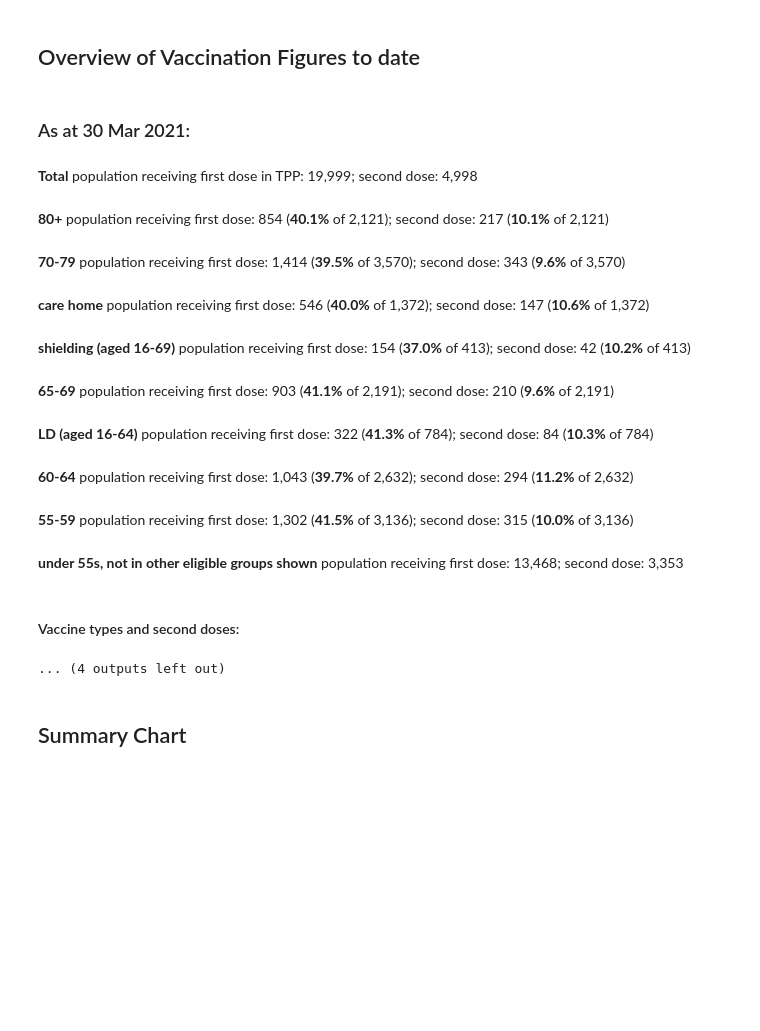
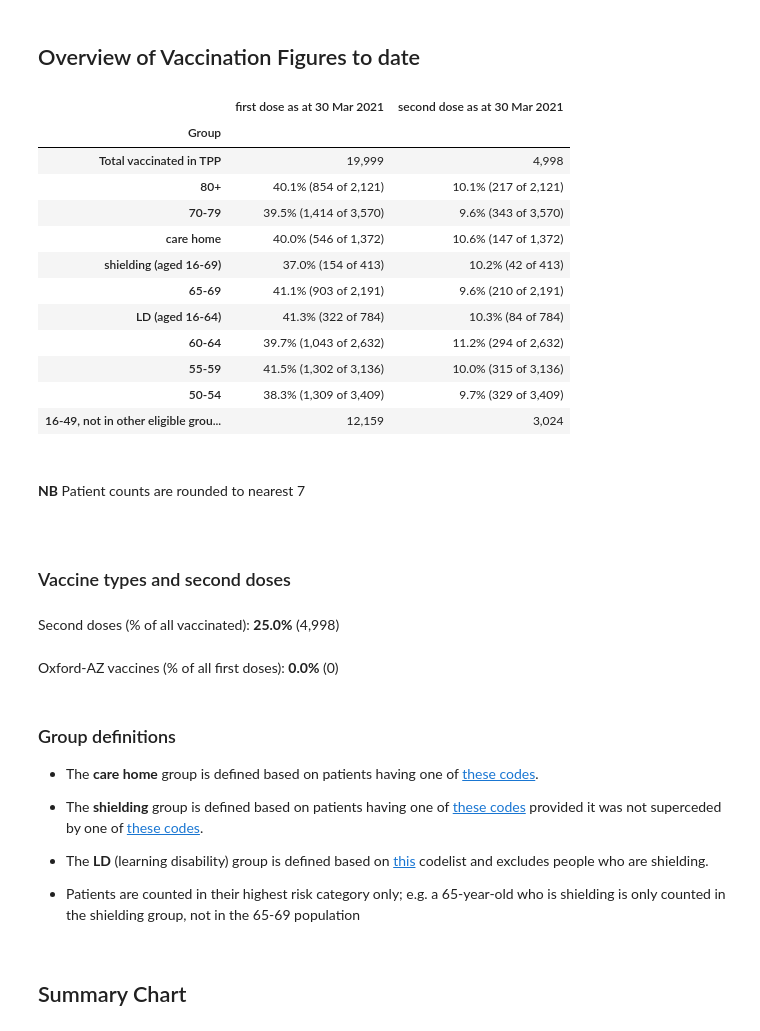
Before and after one commit to opensafely/nhs-covid-vaccination-coverage, a Jupyter notebook: notebooks/opensafely_vaccine_report_overall.ipynb, the cells around one changed output. Cells and saved outputs as stored; diff of their text form; code cells hidden in the pictures; blank space fills up the shorter version.

```diff
--- a/notebooks/opensafely_vaccine_report_overall.ipynb
+++ b/notebooks/opensafely_vaccine_report_overall.ipynb
@@ -43,44 +43,64 @@ with open(os.path.join("..", "interim-outputs","text", "latest_date.txt"), 'r')
 ## Overview of Vaccination Figures to date <a name='summary' />
 # %%
 import json
-summary_stats_1 = json.load(open(os.path.join("..", "interim-outputs","text", "summary_stats_first_dose.txt")))
-summary_stats_2 = json.load(open(os.path.join("..", "interim-outputs","text", "summary_stats_second_dose.txt")))
+summary_stats_1 = pd.read_csv(os.path.join("..", "interim-outputs","text", "summary_stats_first_dose.txt")).set_index("Unnamed: 0")
+summary_stats_2 = pd.read_csv(os.path.join("..", "interim-outputs","text", "summary_stats_second_dose.txt")).set_index("Unnamed: 0")
+additional_stats = pd.read_csv(os.path.join("..", "interim-outputs","text", "additional_stats_first_dose.txt")).set_index("Unnamed: 0")
 
-
-for x in summary_stats_1.keys():
-    if "population receiving first dose" in x:
-        x2 = x.replace("first", "second")
-        display(Markdown(f"{x}: {summary_stats_1[x]}; second dose: {summary_stats_2[x2]}"))
-    else:
-        if "Moderna" not in x:
-            display(Markdown(f"{x}: {summary_stats_1[x]}"))
-
+out = summary_stats_1.join(summary_stats_2)
+out.index = out.index.rename("Group")
+display(out)
 
 display(Markdown(f"##### \n"
                  "**NB** Patient counts are rounded to nearest 7\n"
                 "##### \n" ))
 
-display(Markdown(f"### Group definitions \n - The **care home** group is defined based on patients having one of [these codes](https://codelists.opensafely.org/codelist/primis-covid19-vacc-uptake/longres/v1/).\n"
+display(Markdown(f"### Vaccine types and second doses" ))
+
+for x in additional_stats.index:
+    if "Moderna" not in x:
+        display(Markdown(f"{x}: {additional_stats.loc[x][0]}\n"))
+
+
+
+
+display(Markdown(f"##### \n"
+                 "### Group definitions \n - The **care home** group is defined based on patients having one of [these codes](https://codelists.opensafely.org/codelist/primis-covid19-vacc-uptake/longres/v1/).\n"
                  "\n- The **shielding** group is defined based on patients having one of [these codes](https://codelists.opensafely.org/codelist/primis-covid19-vacc-uptake/shield/v1/) \
                  provided it was not superceded by one of [these codes](https://codelists.opensafely.org/codelist/primis-covid19-vacc-uptake/nonshield/v1/).\n"
                 "\n- The **LD** (learning disability) group is defined based on [this](https://codelists.opensafely.org/codelist/primis-covid19-vacc-uptake/learndis/v1/)\
                 codelist and excludes people who are shielding.\n"
                  "\n- Patients are counted in their highest risk category only; e.g. a 65-year-old who is shielding \
                 is only counted in the shielding group, not in the 65-69 population\n"))
 # %% [output]
+|  | first dose as at 30 Mar 2021 | second dose as at 30 Mar 2021 |
+| Group |  |  |
+| Total vaccinated in TPP | 19,999 | 4,998 |
+| 80+ | 40.1% (854 of 2,121) | 10.1% (217 of 2,121) |
+| 70-79 | 39.5% (1,414 of 3,570) | 9.6% (343 of 3,570) |
+| care home | 40.0% (546 of 1,372) | 10.6% (147 of 1,372) |
+| shielding (aged 16-69) | 37.0% (154 of 413) | 10.2% (42 of 413) |
+| 65-69 | 41.1% (903 of 2,191) | 9.6% (210 of 2,191) |
+| LD (aged 16-64) | 41.3% (322 of 784) | 10.3% (84 of 784) |
+| 60-64 | 39.7% (1,043 of 2,632) | 11.2% (294 of 2,632) |
+| 55-59 | 41.5% (1,302 of 3,136) | 10.0% (315 of 3,136) |
+| 50-54 | 38.3% (1,309 of 3,409) | 9.7% (329 of 3,409) |
+| 16-49, not in other eligible grou... | 12,159 | 3,024 |
-### As at 30 Mar 2021:
+#####
+**NB** Patient counts are rounded to nearest 7
+#####
-**Total** population receiving first dose in TPP: 19,999; second dose: 4,998
+### Vaccine types and second doses
-**80+** population receiving first dose: 854 (**40.1%** of 2,121); second dose: 217 (**10.1%** of 2,121)
+Second doses (% of all vaccinated): **25.0%** (4,998)
-**70-79** population receiving first dose: 1,414 (**39.5%** of 3,570); second dose: 343 (**9.6%** of 3,570)
+Oxford-AZ vaccines (% of all first doses): **0.0%** (0)
-**care home** population receiving first dose: 546 (**40.0%** of 1,372); second dose: 147 (**10.6%** of 1,372)
+#####
+### Group definitions
+ - The **care home** group is defined based on patients having one of [these codes](https://codelists.opensafely.org/codelist/primis-covid19-vacc-uptake/longres/v1/).
+
+- The **shielding** group is defined based on patients having one of [these codes](https://codelists.opensafely.org/codelist/primis-covid19-vacc-uptake/shield/v1/)                  provided it was not superceded by one of [these codes](https://codelists.opensafely.org/codelist/primis-covid19-vacc-uptake/nonshield/v1/).
+
+- The **LD** (learning disability) group is defined based on [this](https://codelists.opensafely.org/codelist/primis-covid19-vacc-uptake/learndis/v1/)                codelist and excludes people who are shielding.
+
+- Patients are counted in their highest risk category only; e.g. a 65-year-old who is shielding                 is only counted in the shielding group, not in the 65-69 population
-**shielding (aged 16-69)** population receiving first dose: 154 (**37.0%** of 413); second dose: 42 (**10.2%** of 413)
-**65-69** population receiving first dose: 903 (**41.1%** of 2,191); second dose: 210 (**9.6%** of 2,191)
-**LD (aged 16-64)** population receiving first dose: 322 (**41.3%** of 784); second dose: 84 (**10.3%** of 784)
-**60-64** population receiving first dose: 1,043 (**39.7%** of 2,632); second dose: 294 (**11.2%** of 2,632)
-**55-59** population receiving first dose: 1,302 (**41.5%** of 3,136); second dose: 315 (**10.0%** of 3,136)
-**under 55s, not in other eligible groups shown** population receiving first dose: 13,468; second dose: 3,353
-#### Vaccine types and second doses:
-... (4 outputs left out)
 # %% [markdown]
 #
 
```
Also changed, not shown: parts of 5 cells of this notebook, 3 other files.
